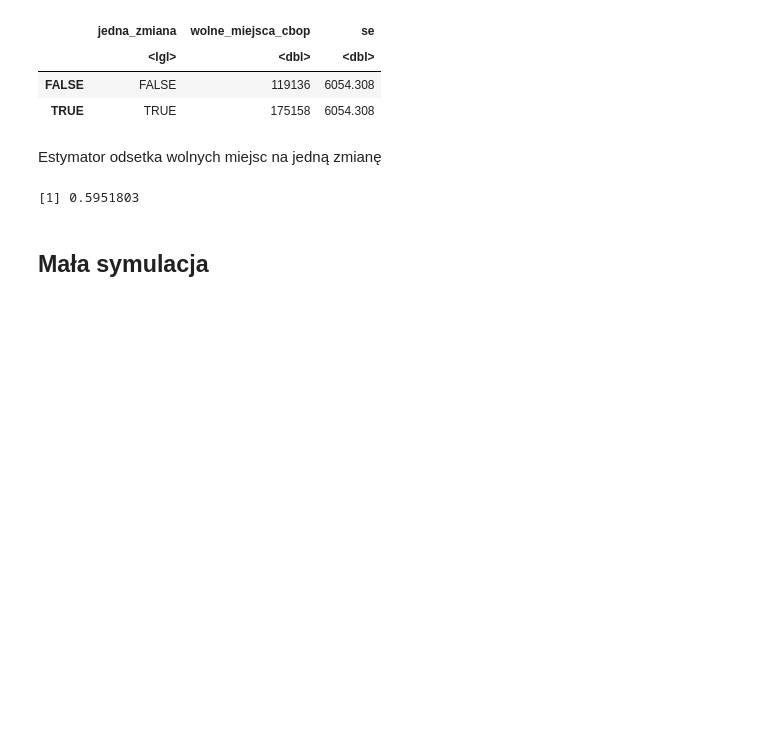
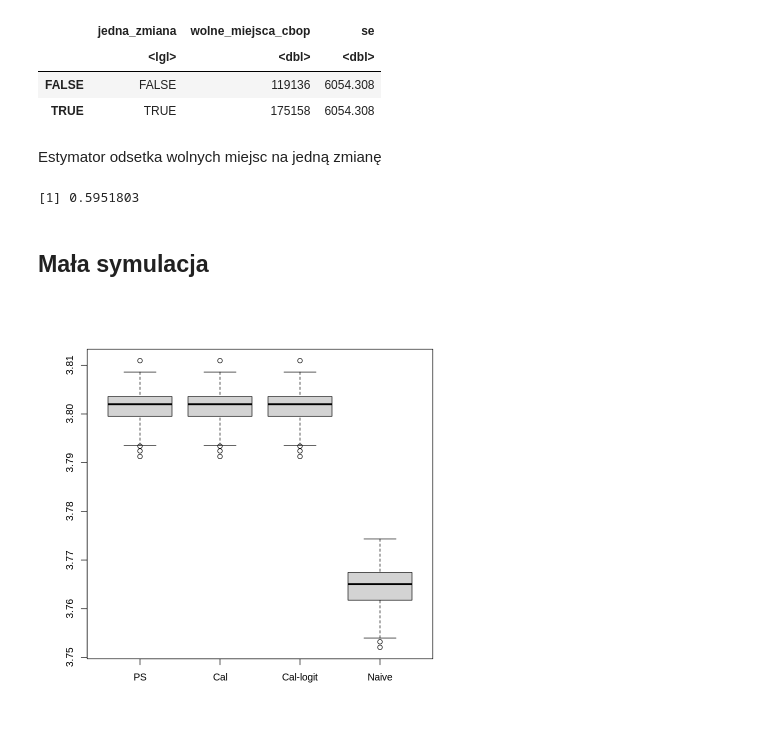
Before and after one commit to DepartmentOfStatisticsPUE/bi-2022, a Jupyter notebook: notebooks/2-quasi-cal.ipynb, the cells around one changed output. Drawn from its saved outputs; the diff is of its cells as text; code cells hidden in the pictures; blank space fills up the shorter version.

```diff
--- a/notebooks/2-quasi-cal.ipynb
+++ b/notebooks/2-quasi-cal.ipynb
@@ -257,30 +257,33 @@ set.seed(123)
 N <- 100000 ## wielkość populacji
 x <- sample(x = c("a", "b", "c", "d"), size = N, prob = c(0.2, 0.5, 0.1, 0.2), replace = T)
 y <- 4 - 0.3*(x=="b") + 2.5*(x == "c") - 1.5*(x == "d") + rnorm(N) ## zmienna celu
 prob <- exp(-1 + 1.5*(x == "b")) / (1 + exp(-1 + 1.5*(x == "b")))
 df <- data.frame(x=as.factor(x) , y, prob)
 lm1 <- lm(y ~ x, data = df)
 #summary(lm1)
 B <- 100
 wynik <- matrix(0, ncol = 4, nrow = B)
 for (b in 1:B) {
   nonprob <- rbinom(n = N, size = 1, prob = prob)
   df_nonprob <- df[nonprob == 1, ]
   df_nonprob$waga <- N/nrow(df_nonprob)
   df_nonprob_svy <- svydesign(ids = ~1, strata = ~x, weights = ~ waga, data = df_nonprob)
   pop_totals <- xtabs(~x, data = df)
   ## post-stratyfikacja
   df_nonprob_svy_post <- postStratify(df_nonprob_svy, ~x, pop_totals)
   ## kalibracja
   df_nonprob_svy_cal <- calibrate(df_nonprob_svy, list(~x), list(pop_totals))
   ## kalibracja z funkcją logit
   df_nonprob_svy_cal_logit <- calibrate(df_nonprob_svy, list(~x), list(pop_totals),
                                 calfun = "logit",
                                 bounds = c(0.6, 1.8))
   wynik[b, 1] <- svymean(~y,df_nonprob_svy_post)[1]
   wynik[b, 2] <- svymean(~y,df_nonprob_svy_cal)[1]
   wynik[b, 3] <- svymean(~y,df_nonprob_svy_cal_logit)[1]
   wynik[b, 4] <- svymean(~y,df_nonprob_svy)[1]
 }
 
 colnames(wynik) <- c("PS","Cal", "Cal-logit", "Naive")
+boxplot(wynik)
+# %% [output]
+[figure, added]
```
